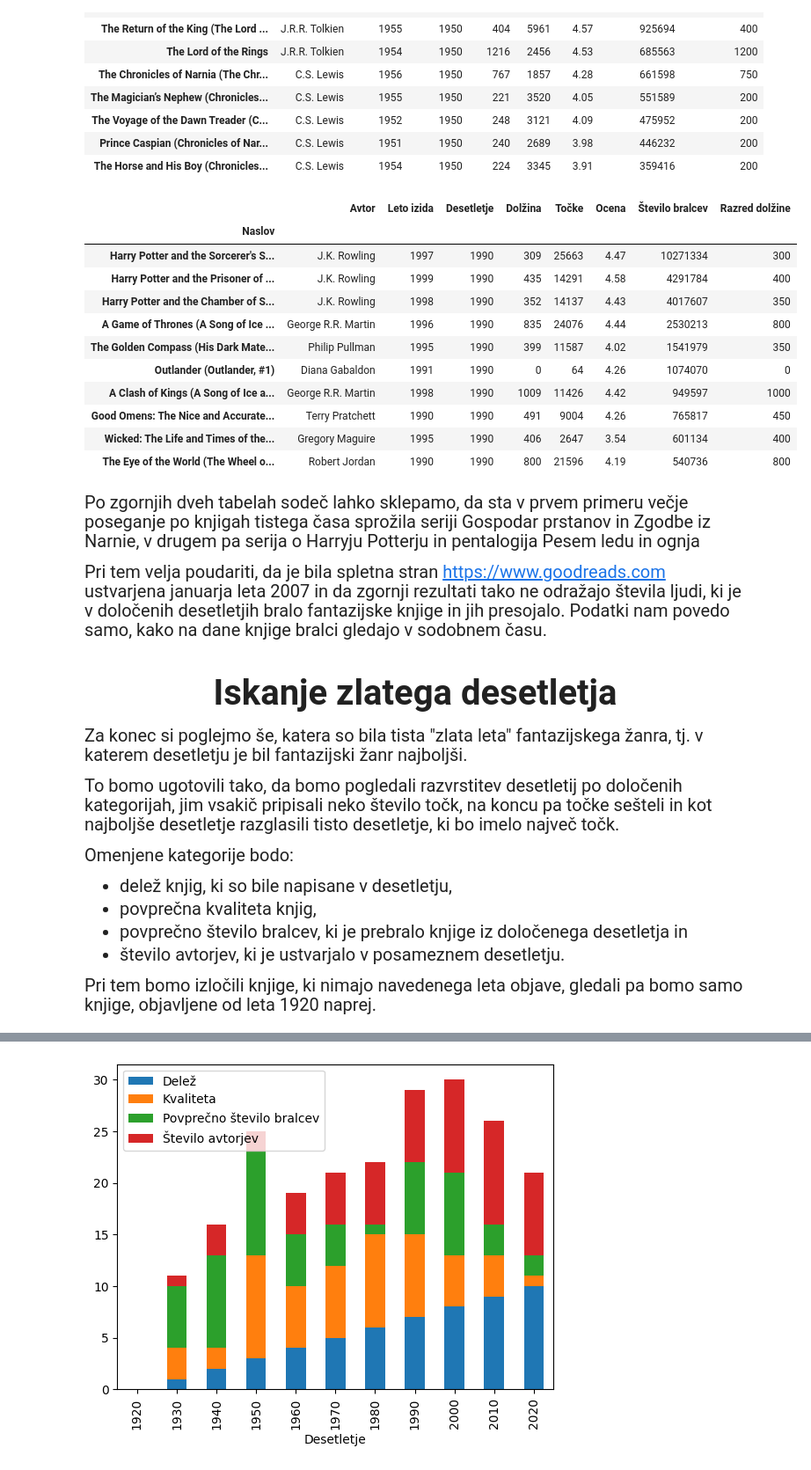
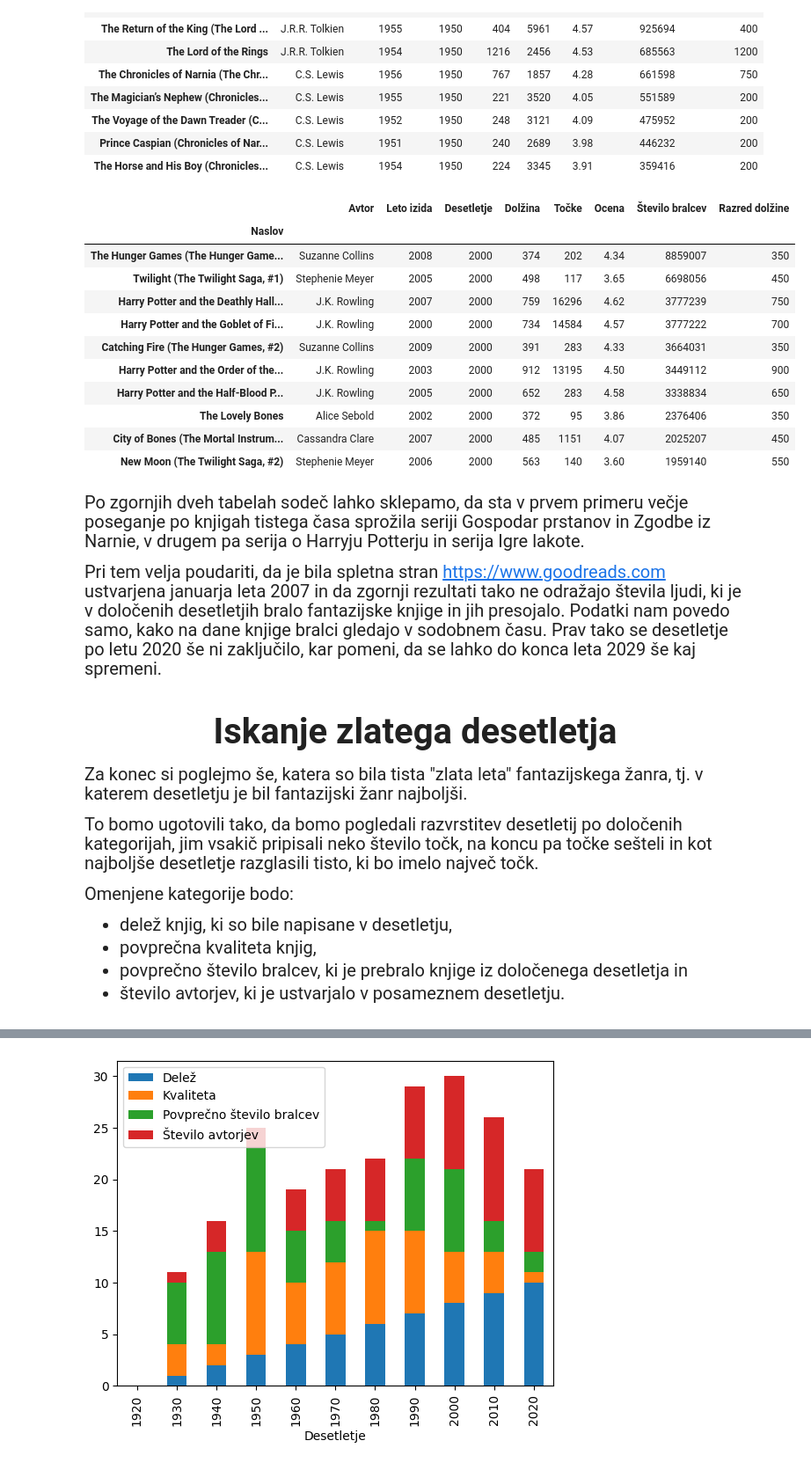
Before and after one commit to Benjamin-Dagarin/UVP_Projektna_naloga_2024, a Jupyter notebook: Analiza_fantazijskih_knjig.ipynb, the cells around one changed output, grey strips where cells are left out. Shown at 88% size. Cells and saved outputs as stored; diff of their text form; code cells hidden in the pictures.

```diff
--- a/Analiza_fantazijskih_knjig.ipynb
+++ b/Analiza_fantazijskih_knjig.ipynb
@@ -27,6 +32,8 @@ podatki.reset_index(inplace=True)
 podatki.drop_duplicates(subset='Naslov', keep='first', inplace=True)
 # %%
 podatki.set_index('Naslov', inplace=True)
+# %%
+podatki = podatki[podatki['Leto izida'] >= 1920] # Zanimajo nas samo, knjige, izdane po letu 1920.
 # %%
 # Izključitev knjige "Harry Potter and the Phylosopher's Stone", saj je upoštevana "Harry Potter and the Sorcerer's Stone"
 # z istimi vrednostmi atributov
@@ -474,34 +582,33 @@ petdeseta.sort_values('Število bralcev', ascending=False).head(10)
 | Prince Caspian (Chronicles of Nar... | C.S. Lewis | 1951 | 1950 | 240 | 2689 | 3.98 | 446232 | 200 |
 | The Horse and His Boy (Chronicles... | C.S. Lewis | 1954 | 1950 | 224 | 3345 | 3.91 | 359416 | 200 |
 # %%
-devetdeseta = po_desetletjih.get_group(1990)
+dvatisoca = po_desetletjih.get_group(2000)
 # %%
-devetdeseta.sort_values('Število bralcev', ascending=False).head(10)
+dvatisoca.sort_values('Število bralcev', ascending=False).head(10)
 # %% [output]
 |  | Avtor | Leto izida | Desetletje | Dolžina | Točke | Ocena | Število bralcev | Razred dolžine |
 | Naslov |  |  |  |  |  |  |  |  |
-| Harry Potter and the Sorcerer's S... | J.K. Rowling | 1997 | 1990 | 309 | 25663 | 4.47 | 10271334 | 300 |
-| Harry Potter and the Prisoner of ... | J.K. Rowling | 1999 | 1990 | 435 | 14291 | 4.58 | 4291784 | 400 |
-| Harry Potter and the Chamber of S... | J.K. Rowling | 1998 | 1990 | 352 | 14137 | 4.43 | 4017607 | 350 |
-| A Game of Thrones (A Song of Ice ... | George R.R. Martin | 1996 | 1990 | 835 | 24076 | 4.44 | 2530213 | 800 |
-| The Golden Compass (His Dark Mate... | Philip Pullman | 1995 | 1990 | 399 | 11587 | 4.02 | 1541979 | 350 |
-| Outlander (Outlander, #1) | Diana Gabaldon | 1991 | 1990 | 0 | 64 | 4.26 | 1074070 | 0 |
-| A Clash of Kings (A Song of Ice a... | George R.R. Martin | 1998 | 1990 | 1009 | 11426 | 4.42 | 949597 | 1000 |
-| Good Omens: The Nice and Accurate... | Terry Pratchett | 1990 | 1990 | 491 | 9004 | 4.26 | 765817 | 450 |
-| Wicked: The Life and Times of the... | Gregory Maguire | 1995 | 1990 | 406 | 2647 | 3.54 | 601134 | 400 |
-| The Eye of the World (The Wheel o... | Robert Jordan | 1990 | 1990 | 800 | 21596 | 4.19 | 540736 | 800 |
+| The Hunger Games (The Hunger Game... | Suzanne Collins | 2008 | 2000 | 374 | 202 | 4.34 | 8859007 | 350 |
+| Twilight (The Twilight Saga, #1) | Stephenie Meyer | 2005 | 2000 | 498 | 117 | 3.65 | 6698056 | 450 |
+| Harry Potter and the Deathly Hall... | J.K. Rowling | 2007 | 2000 | 759 | 16296 | 4.62 | 3777239 | 750 |
+| Harry Potter and the Goblet of Fi... | J.K. Rowling | 2000 | 2000 | 734 | 14584 | 4.57 | 3777222 | 700 |
+| Catching Fire (The Hunger Games, #2) | Suzanne Collins | 2009 | 2000 | 391 | 283 | 4.33 | 3664031 | 350 |
+| Harry Potter and the Order of the... | J.K. Rowling | 2003 | 2000 | 912 | 13195 | 4.50 | 3449112 | 900 |
+| Harry Potter and the Half-Blood P... | J.K. Rowling | 2005 | 2000 | 652 | 283 | 4.58 | 3338834 | 650 |
+| The Lovely Bones | Alice Sebold | 2002 | 2000 | 372 | 95 | 3.86 | 2376406 | 350 |
+| City of Bones (The Mortal Instrum... | Cassandra Clare | 2007 | 2000 | 485 | 1151 | 4.07 | 2025207 | 450 |
+| New Moon (The Twilight Saga, #2) | Stephenie Meyer | 2006 | 2000 | 563 | 140 | 3.60 | 1959140 | 550 |
 # %% [markdown]
-<p style="font-family:'Times New Roman';font-size:20px;margin-bottom:0.5cm"> Po zgornjih dveh tabelah sodeč lahko sklepamo, da sta v prvem primeru večje poseganje po knjigah tistega časa sprožila seriji Gospodar prstanov in Zgodbe iz Narnie, v drugem pa serija o Harryju Potterju in pentalogija Pesem ledu in ognja</p>
-<p style="font-family:'Times New Roman';font-size:20px;margin-bottom:0.5cm"> Pri tem velja poudariti, da je bila spletna stran <a href='https://www.goodreads.com'>https://www.goodreads.com</a> ustvarjena januarja leta 2007 in da zgornji rezultati tako ne odražajo števila ljudi, ki je v določenih desetletjih bralo fantazijske knjige in jih presojalo. Podatki nam povedo samo, kako na dane knjige bralci gledajo v sodobnem času.</p>
+<p style="font-family:'Times New Roman';font-size:20px;margin-bottom:0.5cm"> Po zgornjih dveh tabelah sodeč lahko sklepamo, da sta v prvem primeru večje poseganje po knjigah tistega časa sprožila seriji Gospodar prstanov in Zgodbe iz Narnie, v drugem pa serija o Harryju Potterju in serija Igre lakote.</p>
+<p style="font-family:'Times New Roman';font-size:20px;margin-bottom:0.5cm"> Pri tem velja poudariti, da je bila spletna stran <a href='https://www.goodreads.com'>https://www.goodreads.com</a> ustvarjena januarja leta 2007 in da zgornji rezultati tako ne odražajo števila ljudi, ki je v določenih desetletjih bralo fantazijske knjige in jih presojalo. Podatki nam povedo samo, kako na dane knjige bralci gledajo v sodobnem času. Prav tako se desetletje po letu 2020 še ni zaključilo, kar pomeni, da se lahko do konca leta 2029 še kaj spremeni.</p>
 # %% [markdown]
 <h2 style="text-align:center;font-family:Verdana;font-size:40px;margin-bottom:1cm;"> Iskanje zlatega desetletja </h2>
 # %% [markdown]
-<p style="font-family:'Times New Roman';font-size:20px;"> Za konec si poglejmo še, katera so bila tista "zlata leta" fantazijskega žanra, tj. v katerem desetletju je bil fantazijski žanr najboljši. </p> <p style="font-family:'Times New Roman';font-size:20px;">To bomo ugotovili tako, da bomo pogledali razvrstitev desetletij po določenih kategorijah, jim vsakič pripisali neko število točk, na koncu pa točke sešteli in kot najboljše desetletje razglasili tisto desetletje, ki bo imelo največ točk.</p>
+<p style="font-family:'Times New Roman';font-size:20px;"> Za konec si poglejmo še, katera so bila tista "zlata leta" fantazijskega žanra, tj. v katerem desetletju je bil fantazijski žanr najboljši. </p> <p style="font-family:'Times New Roman';font-size:20px;">To bomo ugotovili tako, da bomo pogledali razvrstitev desetletij po določenih kategorijah, jim vsakič pripisali neko število točk, na koncu pa točke sešteli in kot najboljše desetletje razglasili tisto, ki bo imelo največ točk.</p>
 <p style="font-family:'Times New Roman';font-size:20px;margin-bottom:0.5cm;"> Omenjene kategorije bodo: <ul style="font-family:'Times New Roman';font-size:20px;margin-bottom:0.3cm">
     <li> delež knjig, ki so bile napisane v desetletju,</li>
     <li> povprečna kvaliteta knjig,</li>
     <li> povprečno število bralcev, ki je prebralo knjige iz določenega desetletja in</li>
     <li> število avtorjev, ki je ustvarjalo v posameznem desetletju.</li>
     </ul></p>
-<p style="font-family:'Times New Roman';font-size:20px;margin-bottom:0.5cm;"> Pri tem bomo izločili knjige, ki nimajo navedenega leta objave, gledali pa bomo samo knjige, objavljene od leta 1920 naprej. </p>
 # %%
```
Also changed, not shown: parts of 59 cells of this notebook, 2 other files.
